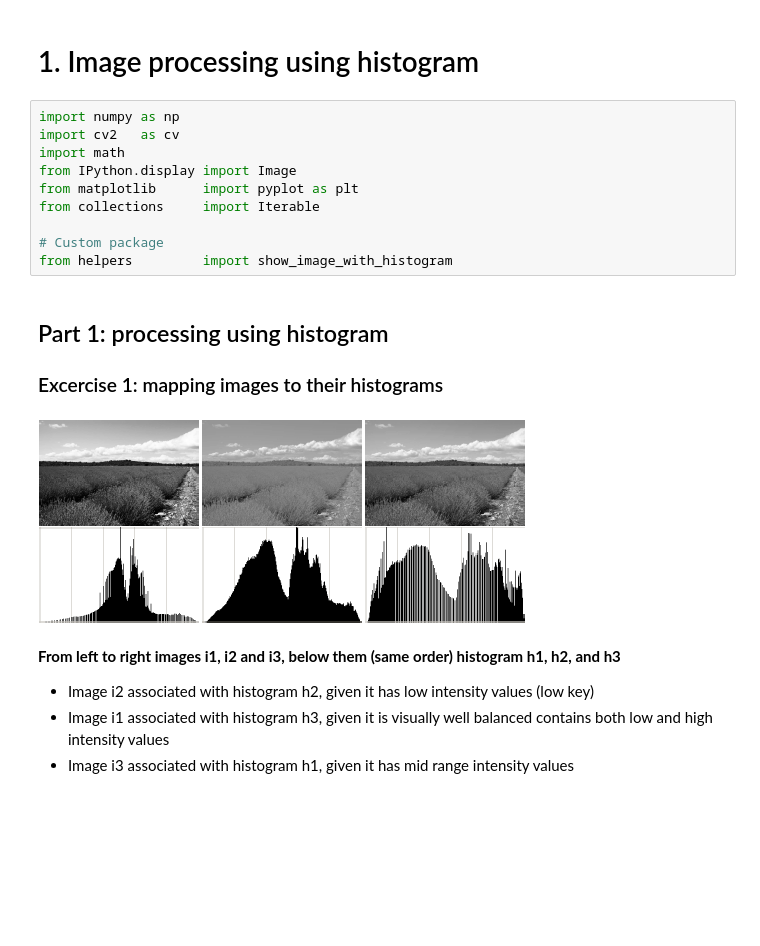
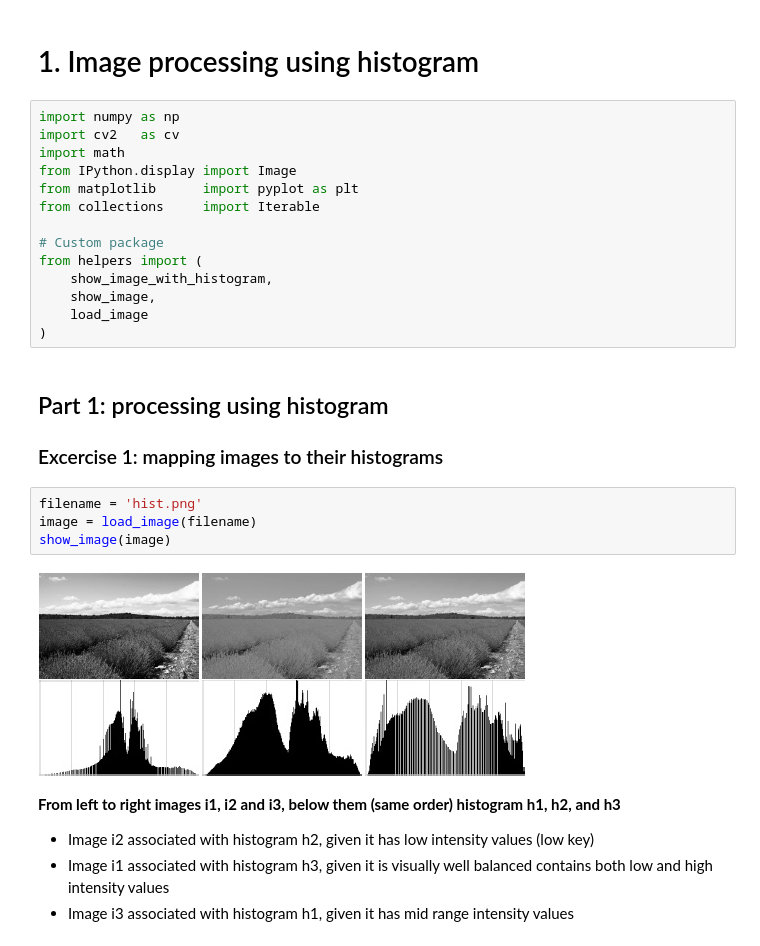
Before and after one commit to rachid-el-kedmiri/digital_image_processing, a Jupyter notebook: homework_001.ipynb, the cells around one changed output. Cells and saved outputs as stored; diff of their text form; blank space fills up the shorter version.

```diff
--- a/homework_001.ipynb
+++ b/homework_001.ipynb
@@ -9,12 +9,20 @@ from matplotlib      import pyplot as plt
 from collections     import Iterable
 
 # Custom package
-from helpers         import show_image_with_histogram
+from helpers import (
+    show_image_with_histogram,
+    show_image,
+    load_image
+)
 # %% [markdown]
 ## Part 1: processing using histogram
 ### Excercise 1: mapping images to their histograms
-# %% [markdown]
-![hist.png](attachment:hist.png)
+# %%
+filename = 'hist.png'
+image = load_image(filename)
+show_image(image)
+# %% [output]
+[figure, added]
 # %% [markdown]
 **From left to right images i1, i2 and i3, below them (same order) histogram h1, h2, and h3**
 
```
Also changed, not shown: parts of 2 cells of this notebook, 7 other files.
